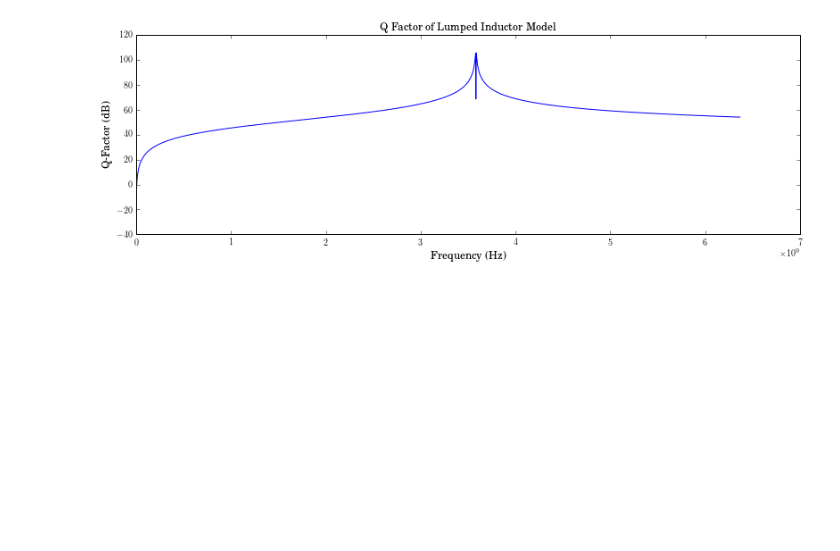
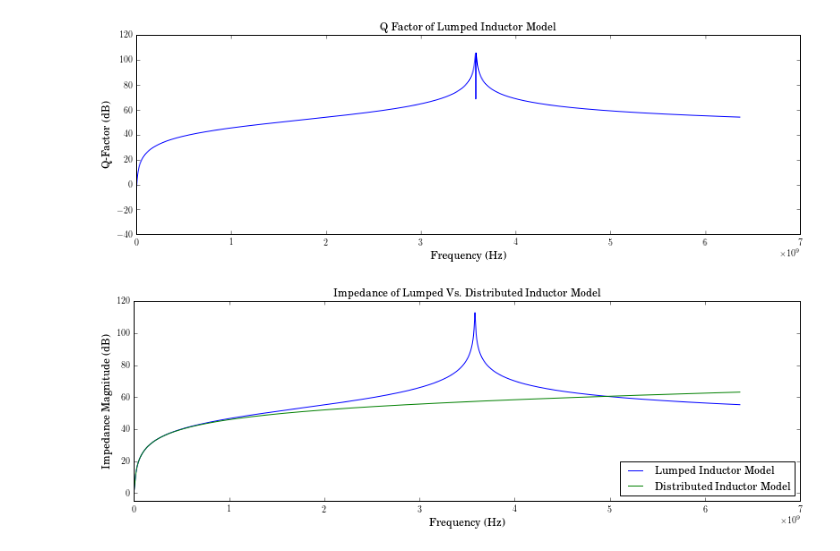
Before and after one commit to vighneshiyer/ee142, a Jupyter notebook: Labs/lab1/prelab/prelab_plotting.ipynb, the cells around one changed output. Saved outputs shown, nothing was run; the diff lists cells and outputs as text; code cells hidden in the pictures; blank space fills up the shorter version.

```diff
--- a/Labs/lab1/prelab/prelab_plotting.ipynb
+++ b/Labs/lab1/prelab/prelab_plotting.ipynb
@@ -92,3 +92,20 @@ plt.savefig('images/inductor_q.png', bbox_inches='tight', dpi=300)
 plt.show()
 # %% [output]
 [figure]
+# %%
+inductor_distr_data = read_csv('data/inductor_distr_data.csv')
+distr_ind_impedance = [1.0/x[1] for x in inductor_distr_data]
+
+width, height = plt.figaspect(0.3)
+fig = plt.figure(figsize=(width,height))
+plt.plot(freq_new, complex_to_db(nonideal_ind_impedance))
+plt.plot(freq_new, complex_to_db(distr_ind_impedance))
+plt.xlabel('Frequency (Hz)')
+plt.ylabel('Impedance Magnitude (dB)')
+plt.ylim([-5, 120])
+plt.title('Impedance of Lumped Vs. Distributed Inductor Model')
+plt.legend(['Lumped Inductor Model', 'Distributed Inductor Model'], loc='lower right')
+plt.savefig('images/inductor_distr_impedance.png', bbox_inches='tight', dpi=300)
+plt.show()
+# %% [output]
+[figure, added]
```
Also changed, not shown: 3 other files.
